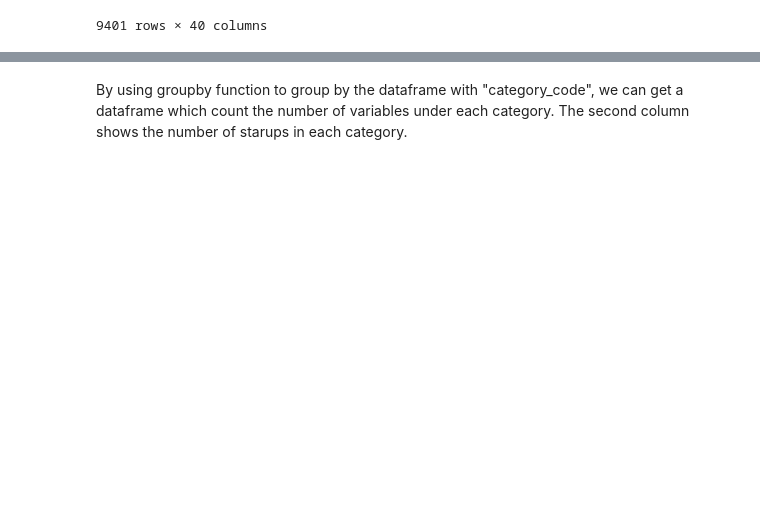
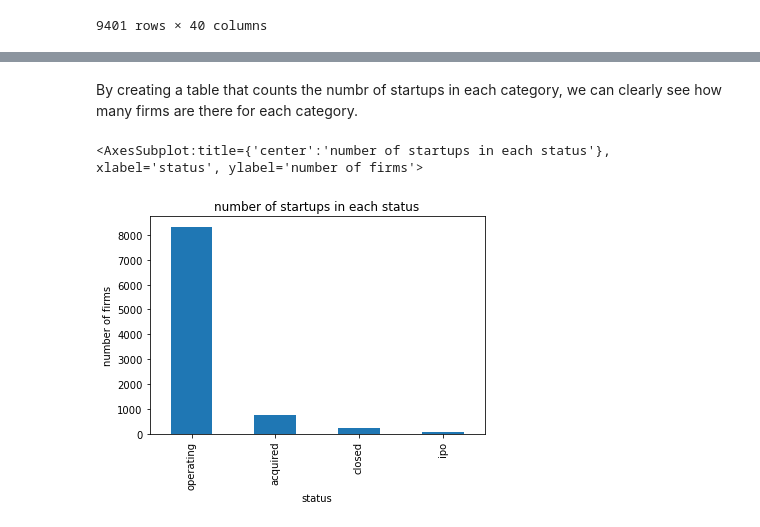
Before and after one commit to ECO225W2022/create-your-project-repository-MaureenJin, a Jupyter notebook: Project 1.ipynb, the cells around one changed output, grey strips where cells are left out. Saved outputs shown, nothing was run; the diff lists cells and outputs as text; code cells hidden in the pictures; blank space fills up the shorter version.

```diff
--- a/Project 1.ipynb
+++ b/Project 1.ipynb
@@ -46,0 +37,4 @@ variables under each status. The second column shows the number of each status.
+# %%
+# PART 3: Summary of Statistics###
+status_count = df['status'].value_counts()
+status_count
@@ -70,2 +70,13 @@ category_count
-# %% [markdown]
-By using groupby function to group by the dataframe with "category_code", we can get a dataframe which count the number of variables under each category. The second column shows the number of starups in each category.
+# %% [markdown]
+
+By creating a table that counts the numbr of startups in each category, we can clearly see how many firms are there for each category.
+# %%
+### PART 4: Plot the graph of variables###
+
+status_count.plot(kind='bar',
+                  xlabel = "status",
+                  ylabel = "number of firms",
+                  title ="number of startups in each status")
+# %% [output]
+<AxesSubplot:title={'center':'number of startups in each status'}, xlabel='status', ylabel='number of firms'>
+[figure, added]
```
Also changed, not shown: parts of 19 cells of this notebook.
